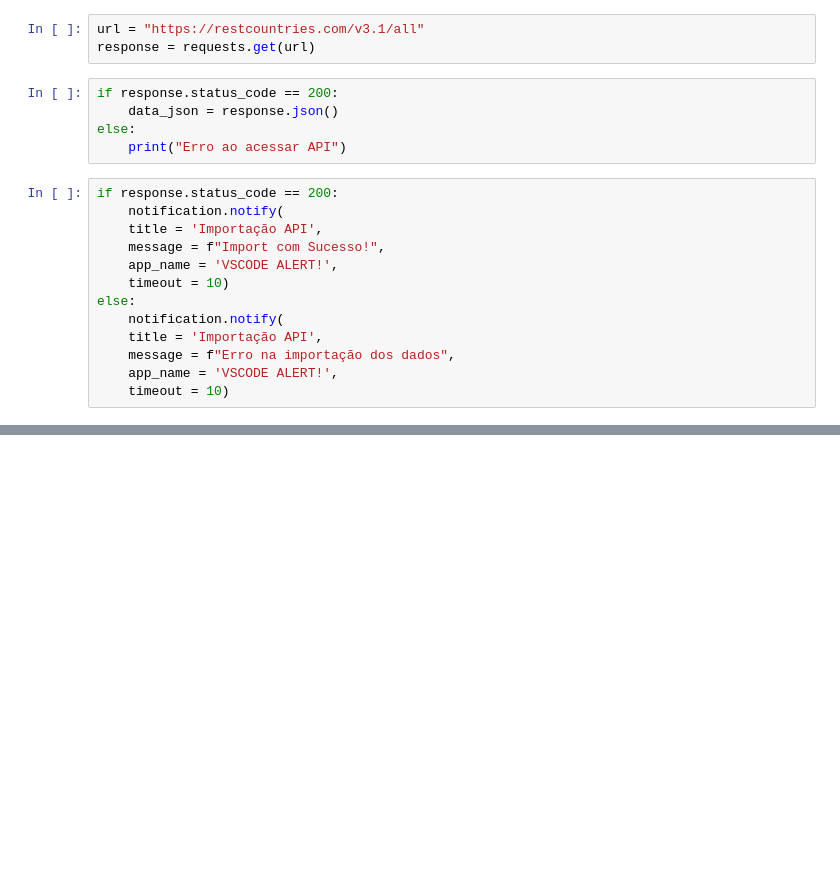
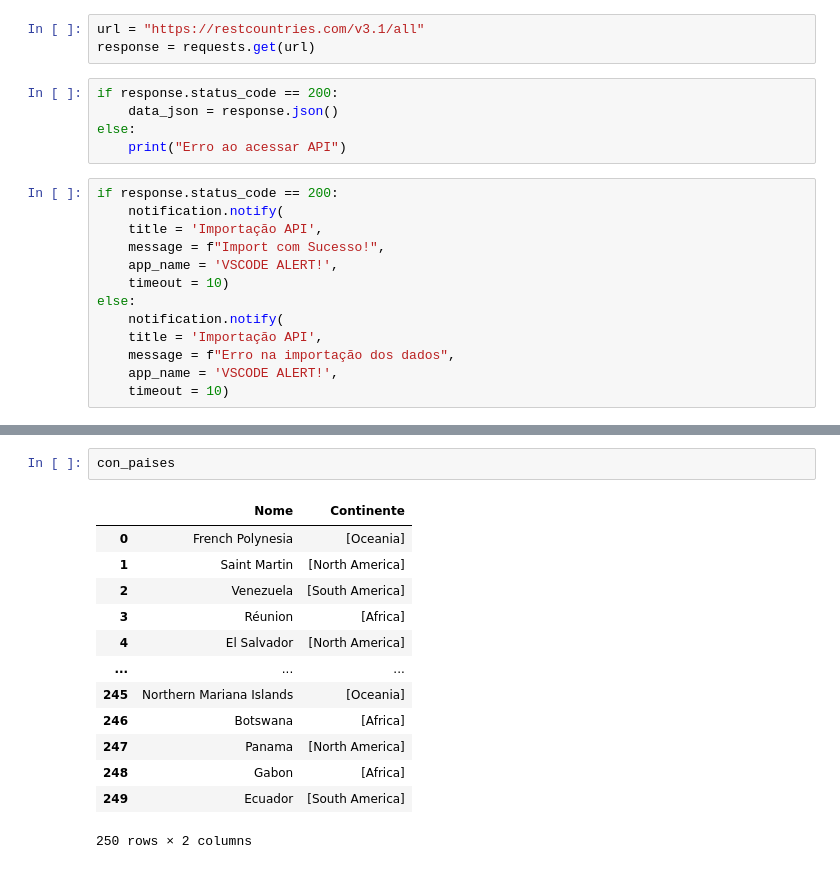
Before and after one commit to bruno-santos88/Git-Projeto, a Jupyter notebook: Projeto 01.ipynb, the cells around one changed output, grey strips where cells are left out. Saved outputs shown, nothing was run; the diff lists cells and outputs as text; blank space fills up the shorter version.

```diff
--- a/Projeto 01.ipynb
+++ b/Projeto 01.ipynb
@@ -54,0 +108,16 @@ cur_paises
+# %%
+con_paises
+# %% [output]
+|  | Nome | Continente |
+| 0 | French Polynesia | [Oceania] |
+| 1 | Saint Martin | [North America] |
+| 2 | Venezuela | [South America] |
+| 3 | Réunion | [Africa] |
+| 4 | El Salvador | [North America] |
+| ... | ... | ... |
+| 245 | Northern Mariana Islands | [Oceania] |
+| 246 | Botswana | [Africa] |
+| 247 | Panama | [North America] |
+| 248 | Gabon | [Africa] |
+| 249 | Ecuador | [South America] |
+250 rows × 2 columns
```
Also changed, not shown: parts of 6 cells of this notebook.
